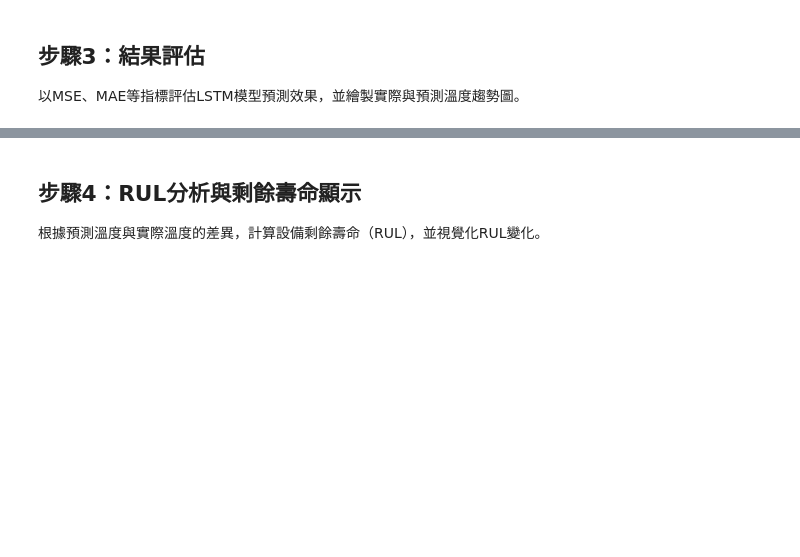
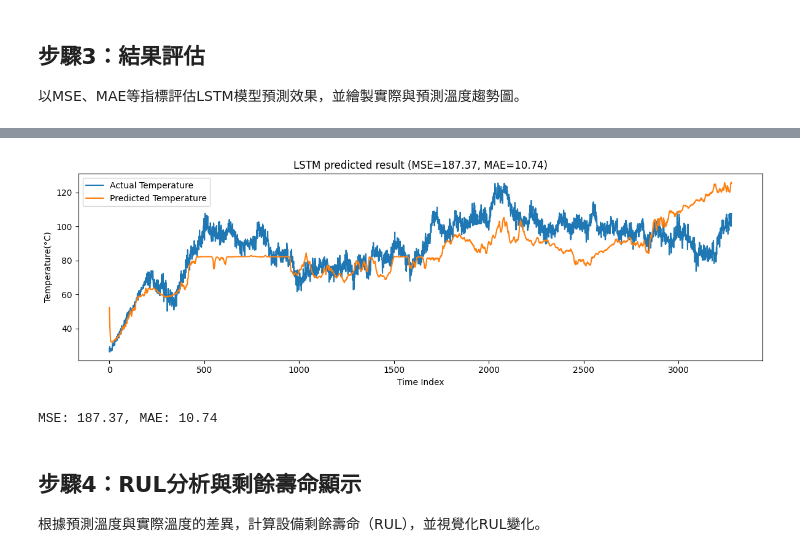
Before and after one commit to RichTsaiFCU/remaining-useful-life-example-SimonSimonHsieh, a Jupyter notebook: phm_longtest_answer.ipynb, the cells around one changed output, grey strips where cells are left out. Saved outputs shown, nothing was run; the diff lists cells and outputs as text; code cells hidden in the pictures; blank space fills up the shorter version.

```diff
--- a/phm_longtest_answer.ipynb
+++ b/phm_longtest_answer.ipynb
@@ -205,3 +187,24 @@ MSE: 473.53, MAE: 19.05
+# %%
+# 評估指標與趨勢圖
+from sklearn.metrics import mean_squared_error, mean_absolute_error
+
+mse = mean_squared_error(y_train_inv, pred_train_inv)
+mae = mean_absolute_error(y_train_inv, pred_train_inv)
+
+plt.figure(figsize=(12, 4))
+plt.plot(range(len(y_train_inv)), y_train_inv, label='Actual Temperature', color='tab:blue')
+plt.plot(range(len(pred_train_inv)), pred_train_inv, label='Predicted Temperature', color='tab:orange')
+plt.title(f'LSTM predicted result (MSE={mse:.2f}, MAE={mae:.2f})')
+plt.ylabel('Temperature(°C)')
+plt.xlabel('Time Index')
+plt.legend()
+plt.tight_layout()
+plt.show()
+
+print(f"MSE: {mse:.2f}, MAE: {mae:.2f}")
+# %% [output]
+[figure, added]
+MSE: 187.37, MAE: 10.74
 # %% [markdown]
 ## 步驟4：RUL分析與剩餘壽命顯示
 
```
Also changed, not shown: parts of 11 cells of this notebook.
